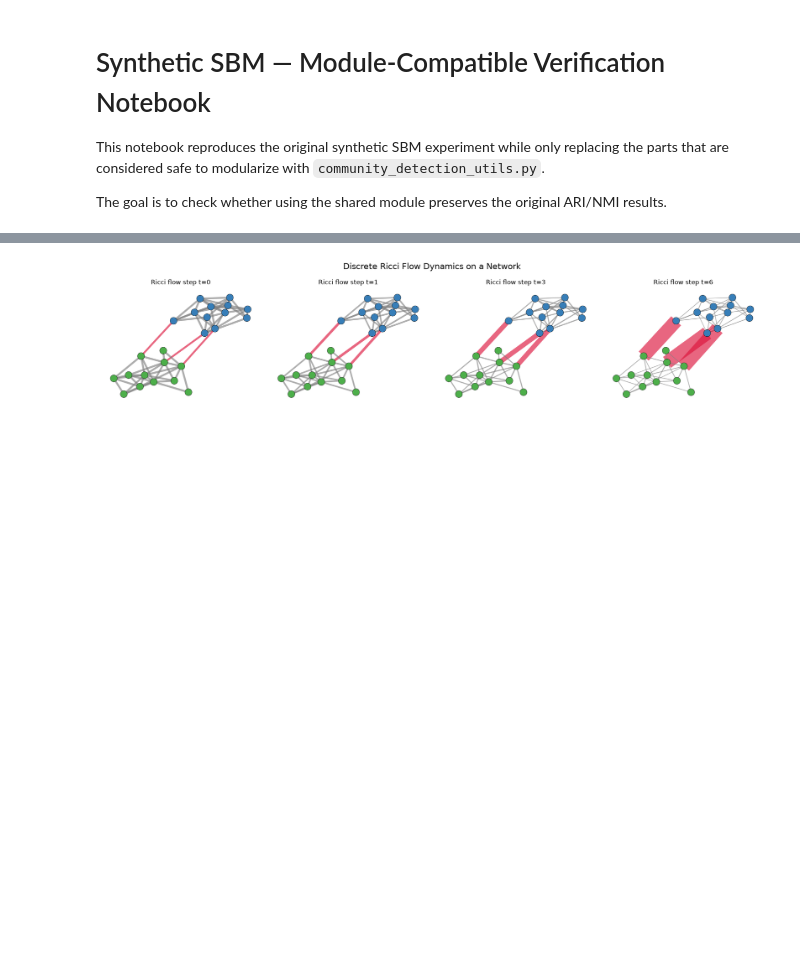
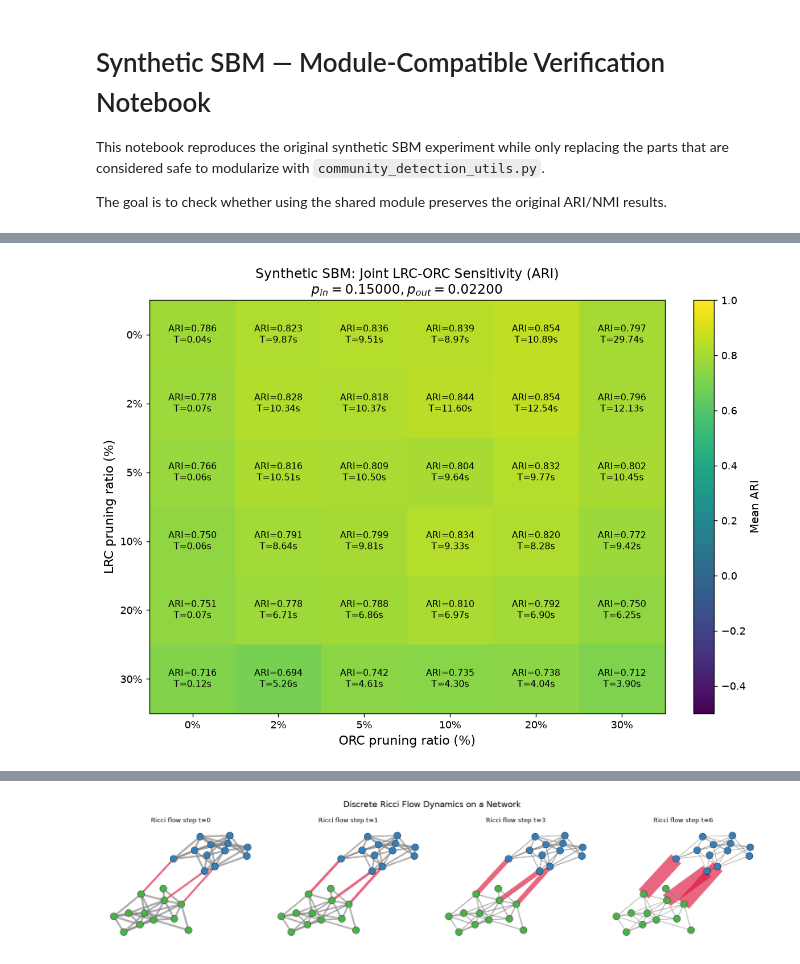
Before and after one commit to Avin-Kolahdooz/curvature-guided-community-detection, a Jupyter notebook: Synthetic_Module_Verification.ipynb, the cells around one changed output, grey strips where cells are left out. Cells and saved outputs as stored; diff of their text form; code cells hidden in the pictures; blank space fills up the shorter version.

```diff
--- a/Synthetic_Module_Verification.ipynb
+++ b/Synthetic_Module_Verification.ipynb
@@ -2741,0 +475,20 @@ Saved: notebook_output_data/synthetic_module_verification/matching_table_heatmap
+# %%
+# CELL 14 — OPTIONAL RANDOM PARAMETER SEARCH (50 x 5, original ranges)
+# Extreme pruning can produce empty or one-node prepared graphs. We retain
+# original nodes for fixed-node evaluation and display coverage alongside ARI.
+if RUN_RANDOM_PARAMETER_SEARCH:
+    rng=np.random.default_rng(PARAMETER_RANDOM_SEED)
+    random_configs=[]
+    for config_id in range(N_RANDOM_CONFIGS):
+        lp=int(rng.integers(0,101))
+        op=int(rng.integers(0,101))
+        alpha=float(rng.uniform(0,1))
+        random_configs.append((lp,op,alpha))
+    raw=batch_sensitivity(random_configs,graph_seeds=SENSITIVITY_GRAPH_SEEDS,
+                          name='random_parameter_search')
+    random_summary=summarize_sensitivity(raw,['LRC_pct','ORC_pct','alpha'])
+    random_summary.to_csv(OUTPUT_DIR/'random_parameter_search_summary.csv',index=False)
+    print('Top rows by fixed-node ARI (with retained coverage):')
+    display(random_summary.sort_values('ARI_mean',ascending=False).head(15).round(4))
+else:
+    print('Optional random search skipped (set RUN_RANDOM_PARAMETER_SEARCH=True).')
@@ -2741,0 +921,74 @@ Saved: notebook_output_data/synthetic_module_verification/matching_table_heatmap
+# %%
+# ============================================================
+# CELL 20 — JOINT LRC-ORC ARI HEATMAP
+# ============================================================
+
+ari_matrix = (
+    joint_heatmap_summary
+    .pivot(index="LRC_pct", columns="ORC_pct", values="ARI")
+    .reindex(
+        index=HEATMAP_LRC_VALUES,
+        columns=HEATMAP_ORC_VALUES
+    )
+)
+
+fig, ax = plt.subplots(figsize=(9.2, 6.8), dpi=130)
+
+im = ax.imshow(
+    ari_matrix.to_numpy(),
+    cmap="viridis",
+    vmin=-0.5,
+    vmax=1.0,
+    origin="upper",
+    aspect="auto"
+)
+
+ax.set_xticks(range(len(HEATMAP_ORC_VALUES)))
+ax.set_xticklabels([f"{x}%" for x in HEATMAP_ORC_VALUES])
+
+ax.set_yticks(range(len(HEATMAP_LRC_VALUES)))
+ax.set_yticklabels([f"{x}%" for x in HEATMAP_LRC_VALUES])
+
+ax.set_xlabel("ORC pruning ratio (%)", fontsize=12)
+ax.set_ylabel("LRC pruning ratio (%)", fontsize=12)
+
+ax.set_title(
+    "Synthetic SBM: Joint LRC-ORC Sensitivity (ARI)\n"
+    f"$p_{{in}} = {FIXED_PARAMS['p_in']:.5f}, "
+    f"p_{{out}} = {FIXED_PARAMS['p_out']:.5f}$",
+    fontsize=13
+)
+
+# Write ARI and runtime inside every cell
+for i in range(len(HEATMAP_LRC_VALUES)):
+    for j in range(len(HEATMAP_ORC_VALUES)):
+
+        ari = ari_matrix.iloc[i, j]
+        runtime = time_matrix.iloc[i, j]
+
+        ax.text(
+            j,
+            i,
+            f"ARI={ari:.3f}\nT={runtime:.2f}s",
+            ha="center",
+            va="center",
+            fontsize=9,
+            color="black"
+        )
+
+cbar = fig.colorbar(im, ax=ax, fraction=0.046, pad=0.05)
+cbar.set_label("Mean ARI", fontsize=11)
+
+fig.tight_layout()
+
+fig.savefig(
+    OUTPUT_DIR / "Synthetic_ARI_Heatmap.png",
+    dpi=300,
+    bbox_inches="tight"
+)
+
+plt.show()
+
+print("ARI Heatmap saved successfully.")
+# %% [output]
+[figure, added]
```
Also changed, not shown: parts of 43 cells of this notebook, 2 other files.
